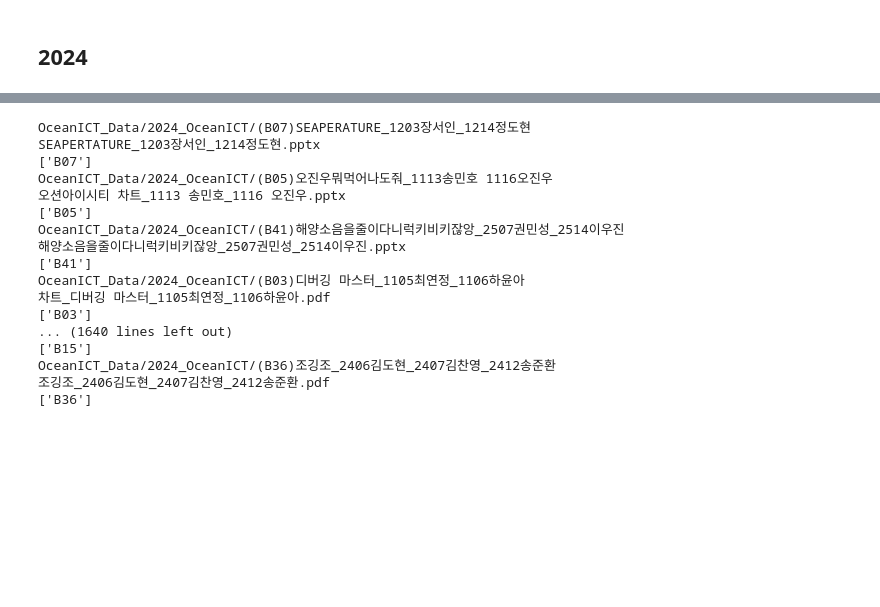
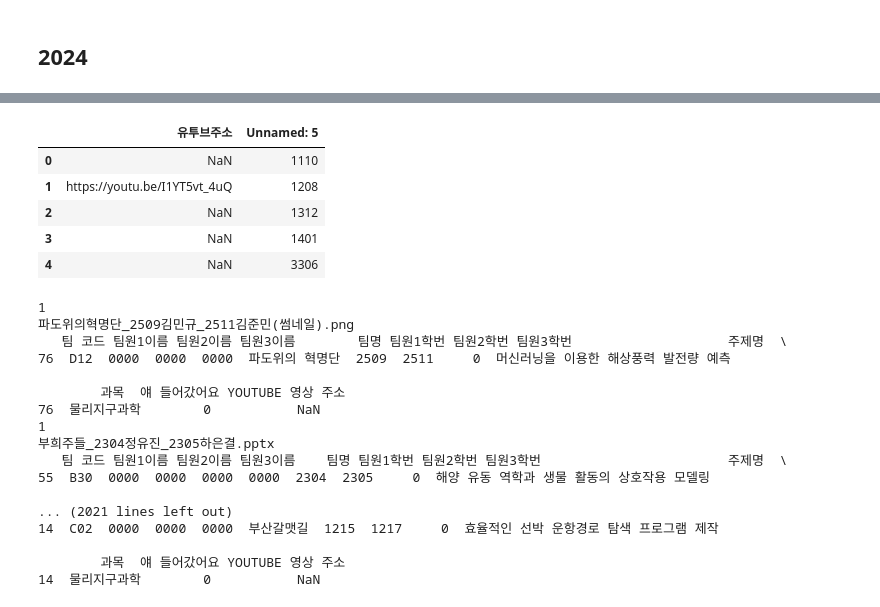
Before and after one commit to hwan809/Ocean-ChatBot, a Jupyter notebook: prepro.ipynb, the cells around one changed output, grey strips where cells are left out. Drawn from its saved outputs; the diff is of its cells as text; code cells hidden in the pictures; blank space fills up the shorter version.

```diff
--- a/prepro.ipynb
+++ b/prepro.ipynb
@@ -463,15 +438,25 @@ nan
 # %%
 df24_2 = pd.read_excel('./data/2024_2.xlsx', sheet_name = '팀별',usecols=[i + 2 for i in range(14)], skiprows=3, nrows=96)
 
 # #df24 = df24.rename(columns={'섹션\n번호': '팀 코드'})
-df24_2.drop(df24_2.columns[1:6],axis=1,inplace=True)
+df24_2.drop(df24_2.columns[1:3],axis=1,inplace=True)
 df24_2.drop(df24_2.columns[2:],axis=1,inplace=True)
+
 for i in range(df24_2.shape[0]):
     num = str(int(df24_2.iloc[i, 1]))
     youtubelink = df24_2.iloc[i, 0]
     df24.loc[df24[f'팀원1학번'] == num, 'YOUTUBE 영상 주소'] = youtubelink
     if df24.loc[df24[f'팀원1학번'] == num].empty:
         df24.loc[df24[f'팀원2학번'] == num, 'YOUTUBE 영상 주소'] = youtubelink
+
+df24_2.head()
+# %% [output]
+|  | 유투브주소 | Unnamed: 5 |
+| 0 | NaN | 1110 |
+| 1 | https://youtu.be/I1YT5vt_4uQ | 1208 |
+| 2 | NaN | 1312 |
+| 3 | NaN | 1401 |
+| 4 | NaN | 3306 |
 # %%
 import os
 from langchain_community.document_loaders import PyMuPDFLoader
@@ -479,7 +464,7 @@ from langchain_community.document_loaders import UnstructuredPowerPointLoader
 import tqdm
 
 import re	# 정규식 라이브러리
-p = re.compile('[A-D]\d{2}') # 괄호 안에 있는 팀코드 추출
+p = re.compile('\d+') # 괄호 안에 있는 팀코드 추출
 p1 = re.compile('[가-힣]+')
 num = re.compile('\d{4} ?[가-힣]{2,4}')
 
@@ -488,8 +473,8 @@ file_list = os.listdir(DIR)
 
 split_documents24 = []
 
+
 for f in file_list:
-    print(DIR + f)
     files = os.listdir(DIR + f)
     for i in files:
         if i.endswith('.pdf'):
@@ -500,44 +485,46 @@ for f in file_list:
 
         else: continue
 
-        print(i)
+    number = p.findall(i)
 
-        number = p.findall(f)
-        print(number)
+    document = loader.load()[0]
 
-        document = loader.load()[0]
+    for j in number:
+        result = df24.loc[df24[f'팀원1학번'] == j]
+        print(1)
+        if not result.empty:
+            df24.loc[df24[f'팀원1학번'] == j, '얘 들어갔어요'] = 1
+            break
+    print(i)
+    nnum = num.findall(i)
 
-        result = df24.loc[df24[f'팀 코드'] == number[0]]
-        if not result.empty:
-            df24.loc[df24[f'팀 코드'] == number[0], '얘 들어갔어요'] = 1
-            break
-    try:
-        Subjects = list(result['과목'])[0].split(',')
-    except:
-        continue
+
 
     try:
+        print(result)
         new_document = set_metadata(result.iloc[0], document, year = 2024)
-        for j in Subjects:
-            new_document.metadata[j] = 'True'
+        new_document.metadata["Subjects"] = result.iloc[0, 9]
+        for j in range(len(nnum)):
+            new_document.metadata[f'Teammate #{j + 1} name'] = p1.search(nnum[j]).group()
+            new_document.metadata[f'Teammate #{j + 1} number'] = p.search(nnum[j]).group()
         split_documents24.append(new_document)
     except:
         continue
 # %% [output]
-OceanICT_Data/2024_OceanICT/(B07)SEAPERATURE_1203장서인_1214정도현
-SEAPERTATURE_1203장서인_1214정도현.pptx
-['B07']
-OceanICT_Data/2024_OceanICT/(B05)오진우뭐먹어나도줘_1113송민호 1116오진우
-오션아이시티 차트_1113 송민호_1116 오진우.pptx
-['B05']
-OceanICT_Data/2024_OceanICT/(B41)해양소음을줄이다니럭키비키잖앙_2507권민성_2514이우진
-해양소음을줄이다니럭키비키잖앙_2507권민성_2514이우진.pptx
-['B41']
-OceanICT_Data/2024_OceanICT/(B03)디버깅 마스터_1105최연정_1106하윤아
-차트_디버깅 마스터_1105최연정_1106하윤아.pdf
-['B03']
-... (1640 lines left out)
-['B15']
-OceanICT_Data/2024_OceanICT/(B36)조깅조_2406김도현_2407김찬영_2412송준환
-조깅조_2406김도현_2407김찬영_2412송준환.pdf
-['B36']
+1
+파도위의혁명단_2509김민규_2511김준민(썸네일).png
+   팀 코드 팀원1이름 팀원2이름 팀원3이름        팀명 팀원1학번 팀원2학번 팀원3학번                    주제명  \
+76  D12  0000  0000  0000  파도위의 혁명단  2509  2511     0  머신러닝을 이용한 해상풍력 발전량 예측
+
+        과목  얘 들어갔어요 YOUTUBE 영상 주소
+76  물리지구과학        0           NaN
+1
+부희주들_2304정유진_2305하은결.pptx
+   팀 코드 팀원1이름 팀원2이름 팀원3이름    팀명 팀원1학번 팀원2학번 팀원3학번                        주제명  \
+55  B30  0000  0000  0000  0000  2304  2305     0  해양 유동 역학과 생물 활동의 상호작용 모델링
+
+... (2021 lines left out)
+14  C02  0000  0000  0000  부산갈맷길  1215  1217     0  효율적인 선박 운항경로 탐색 프로그램 제작
+
+        과목  얘 들어갔어요 YOUTUBE 영상 주소
+14  물리지구과학        0           NaN
```
Also changed, not shown: parts of 15 cells of this notebook, 13 other files.
